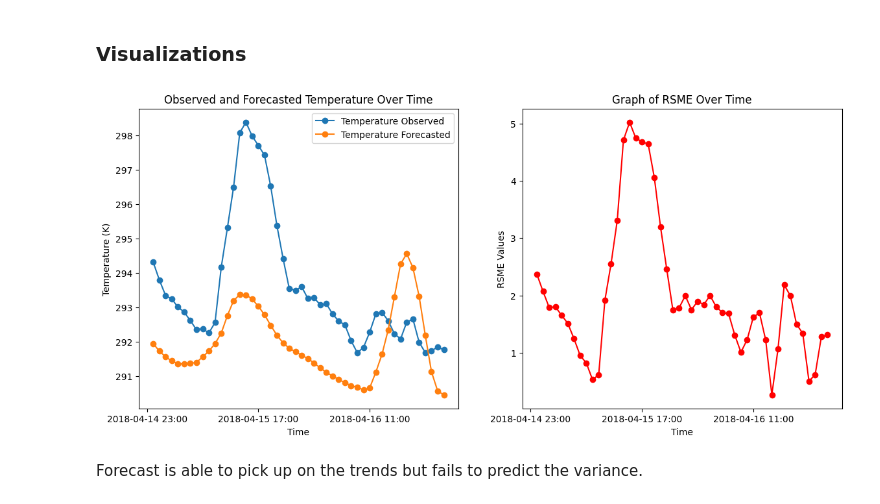
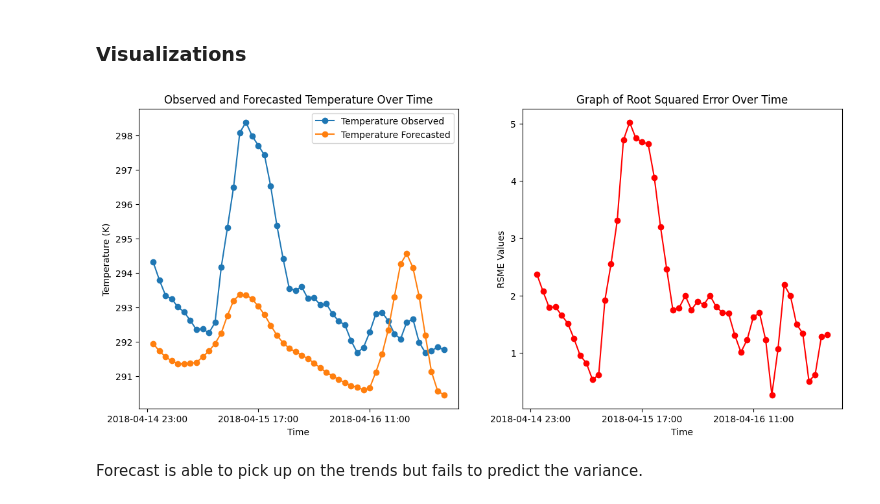
Before and after one commit to climatempo/challenge-accepted-python, a Jupyter notebook: notebooks/eda.ipynb, the cells around one changed output. Cells and saved outputs as stored; diff of their text form; code cells hidden in the pictures.

```diff
--- a/notebooks/eda.ipynb
+++ b/notebooks/eda.ipynb
@@ -343,14 +343,12 @@ df.head()
 # %%
-def rsme(df):
+def rse(df, y_col = "y", pred_col = "pred"):
     """
-    Calculate the root mean squared error.
+    Calculate the root squared error for every row in a dataframe.
 
     Parameters:
     df (pandas.DataFrame): Dataframe with columns y and pred.
 
     Returns:
-    float: Root mean squared error.
+    pandas.Series: Root squared error for every row in the dataframe.
     """
-    return np.sqrt(((df.y - df.pred) ** 2))
+    return np.sqrt(((df[y_col] - df[pred_col]) ** 2))
-# %%
-df["rsme"] = rsme(df)
@@ -357,3 +359,5 @@ df["rsme"] = rsme(df)
+# %%
+df["error"] = rse(df,"y","pred")
 # %%
 df.head()
 # %% [output]
@@ -368,35 +387,35 @@ df.head()
 # %%
 import matplotlib.pyplot as plt
 import matplotlib.dates as mdates
 plt.figure(figsize=(14, 6))
 
 # Graph 1: Plotting the observed and forecasted values over time
 plt.subplot(1, 2, 1)
 plt.plot(df.index, df['y'], label='Temperature Observed', marker='o')
 plt.plot(df.index, df['pred'], label='Temperature Forecasted', marker='o')
 plt.xlabel('Time')
 plt.ylabel('Temperature (K)')
 plt.title('Observed and Forecasted Temperature Over Time')
 plt.legend()
 
 plt.gca().xaxis.set_major_locator(mdates.HourLocator(interval=18))
 plt.gca().xaxis.set_major_formatter(mdates.DateFormatter('%Y-%m-%d %H:%M'))
 
 
 
 # Graph 2: RSME over time
 plt.subplot(1, 2, 2)
-plt.plot(df.index, df['rsme'], label='RSME', marker='o', color='r')
+plt.plot(df.index, df['error'], label='Root Squared error', marker='o', color='r')
 plt.xlabel('Time')
 plt.ylabel('RSME Values')
-plt.title('Graph of RSME Over Time')
+plt.title('Graph of Root Squared Error Over Time')
 
 plt.gca().xaxis.set_major_locator(mdates.HourLocator(interval=18))
 plt.gca().xaxis.set_major_formatter(mdates.DateFormatter('%Y-%m-%d %H:%M'))
 
 plt.show()
 # %% [output]
-[figure, old version]
+[figure, new version]
 # %% [markdown]
 Forecast is able to pick up on the trends but fails to predict the variance.
 # %% [markdown]
```
Also changed, not shown: parts of 12 cells of this notebook, 1 other file.
